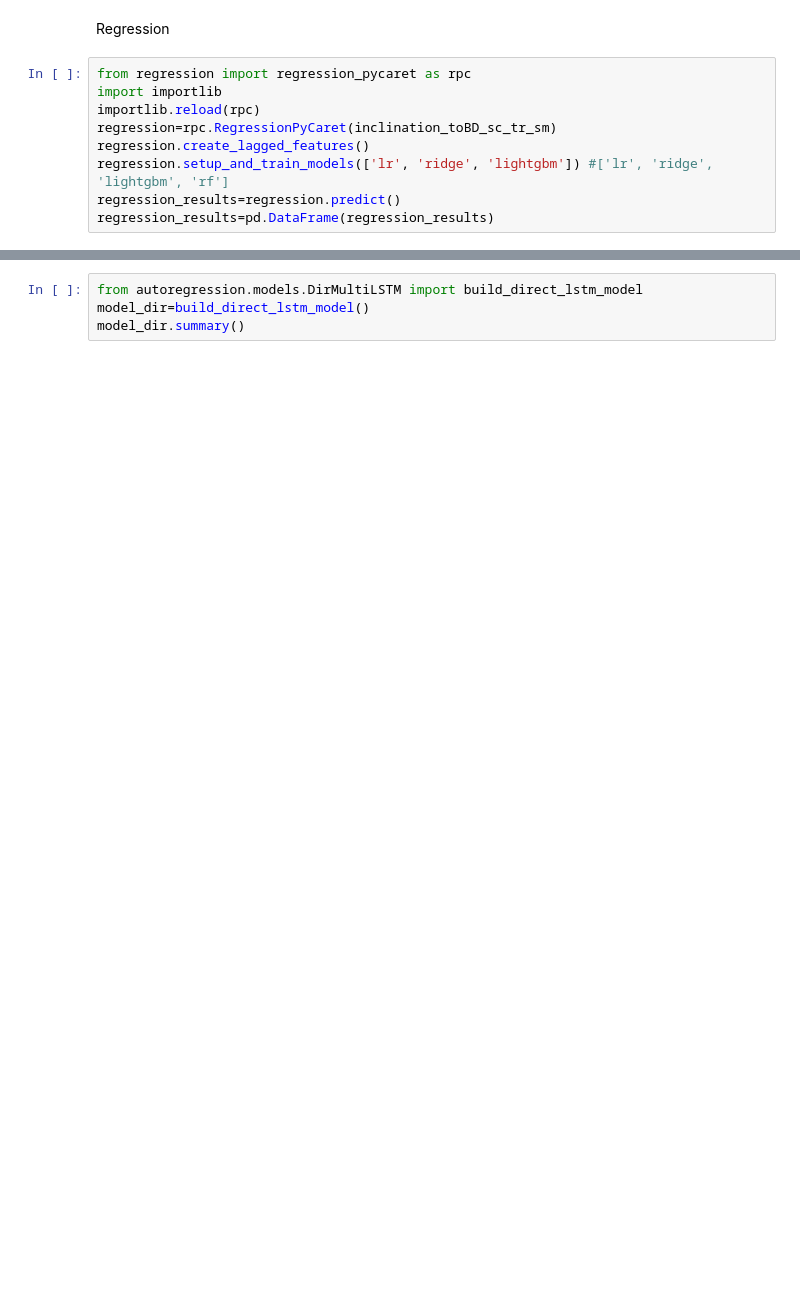
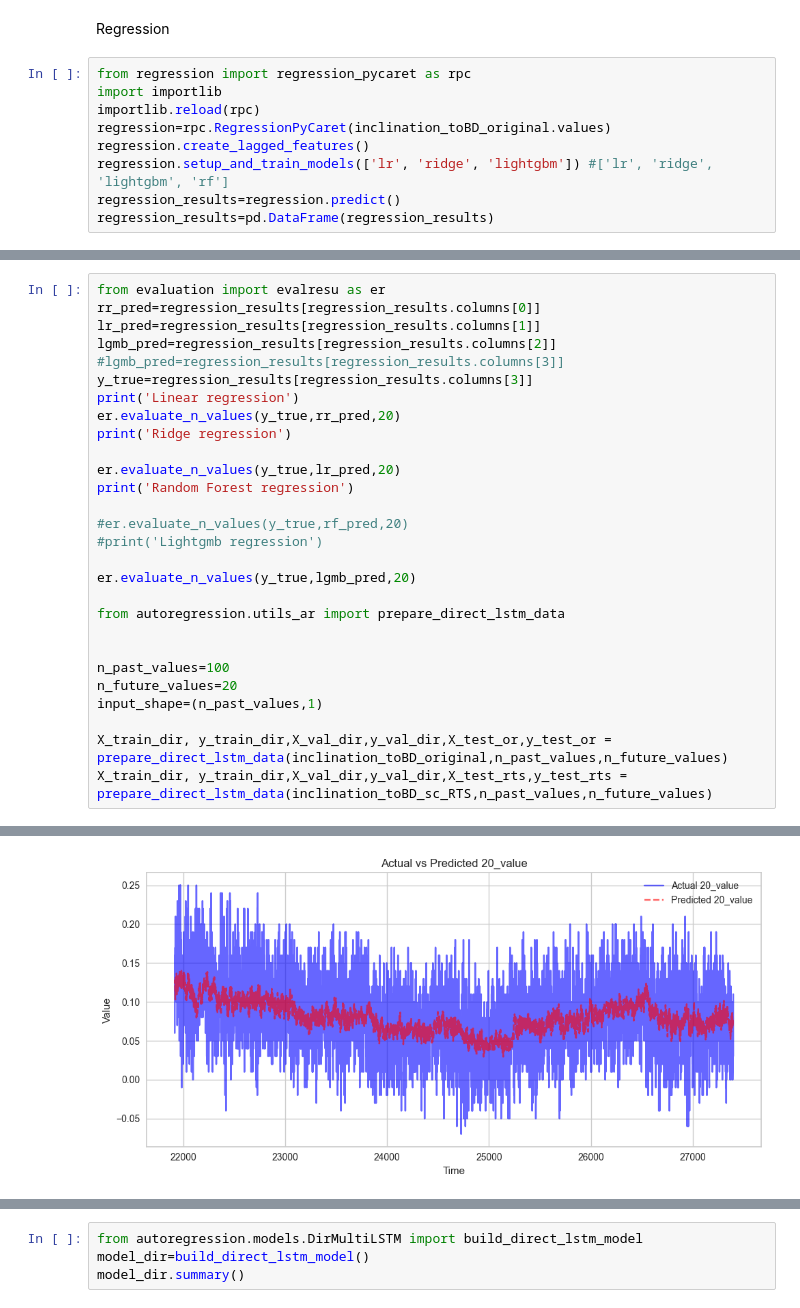
Before and after one commit to SpartanFOU/Thesis-Project, a Jupyter notebook: main.ipynb, the cells around one changed output, grey strips where cells are left out. Cells and saved outputs as stored; diff of their text form; blank space fills up the shorter version.

Commit message:
added more models, evaluation, experiments

```diff
--- a/main.ipynb
+++ b/main.ipynb
@@ -123,7 +236,7 @@ Regression
 from regression import regression_pycaret as rpc
 import importlib
 importlib.reload(rpc)
-regression=rpc.RegressionPyCaret(inclination_toBD_sc_tr_sm)
+regression=rpc.RegressionPyCaret(inclination_toBD_original.values)
 regression.create_lagged_features()
 regression.setup_and_train_models(['lr', 'ridge', 'lightgbm']) #['lr', 'ridge', 'lightgbm', 'rf']
 regression_results=regression.predict()
@@ -130,0 +271,29 @@ regression_results=pd.DataFrame(regression_results)
+# %%
+from evaluation import evalresu as er
+rr_pred=regression_results[regression_results.columns[0]]
+lr_pred=regression_results[regression_results.columns[1]]
+lgmb_pred=regression_results[regression_results.columns[2]]
+#lgmb_pred=regression_results[regression_results.columns[3]]
+y_true=regression_results[regression_results.columns[3]]
+print('Linear regression')
+er.evaluate_n_values(y_true,rr_pred,20)
+print('Ridge regression')
+
+er.evaluate_n_values(y_true,lr_pred,20)
+print('Random Forest regression')
+
+#er.evaluate_n_values(y_true,rf_pred,20)
+#print('Lightgmb regression')
+
+er.evaluate_n_values(y_true,lgmb_pred,20)
+
+from autoregression.utils_ar import prepare_direct_lstm_data
+
+
+n_past_values=100
+n_future_values=20
+input_shape=(n_past_values,1)
+
+X_train_dir, y_train_dir,X_val_dir,y_val_dir,X_test_or,y_test_or = prepare_direct_lstm_data(inclination_toBD_original,n_past_values,n_future_values)
+X_train_dir, y_train_dir,X_val_dir,y_val_dir,X_test_rts,y_test_rts = prepare_direct_lstm_data(inclination_toBD_sc_RTS,n_past_values,n_future_values)
+# %% [output]
@@ -130,0 +309 @@ regression_results=pd.DataFrame(regression_results)
+[figure, added]
```
Also changed, not shown: parts of 27 cells of this notebook, 23 other files.
